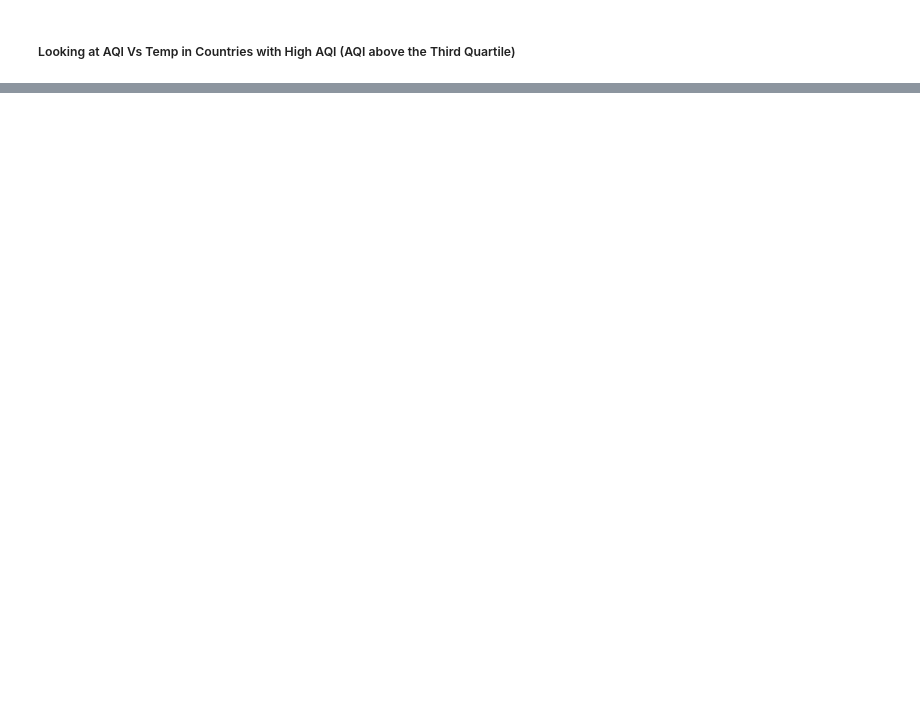
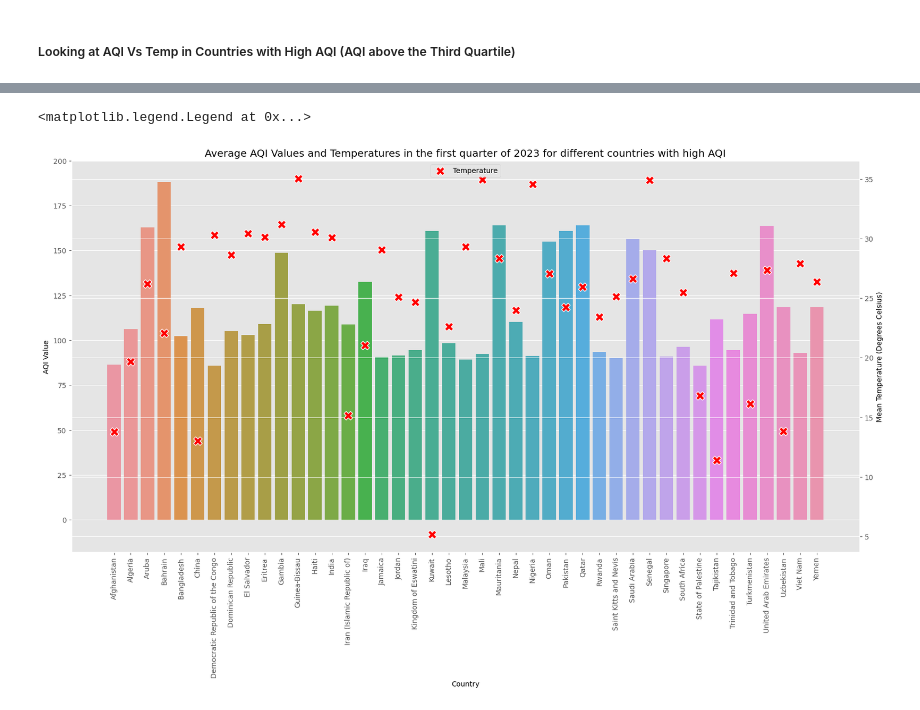
Before and after one commit to EirfatChoudhury/AQIVsTempContinued, a Jupyter notebook: data-analysis/AQIvsTemp.ipynb, the cells around one changed output, grey strips where cells are left out. Drawn from its saved outputs; the diff is of its cells as text; code cells hidden in the pictures; blank space fills up the shorter version.

```diff
--- a/data-analysis/AQIvsTemp.ipynb
+++ b/data-analysis/AQIvsTemp.ipynb
@@ -256,0 +306,12 @@ Country_Vs_AQI_Temp = sns.scatterplot(data=AQI_COUNTRY_TEMP, x="Country", y="Mea
+# %%
+plt.figure(figsize=(20, 10))
+Country_Vs_HighAQI = sns.barplot(data=HIGH_AQI_COUNTRY_TEMP, x="Country", y="AQI Value")
+Country_Vs_HighAQI.set_xticklabels(Country_Vs_HighAQI.get_xticklabels(), rotation=90)
+Country_Vs_HighAQI.set(ylim=(-18, 200))
+ax2 = Country_Vs_HighAQI.twinx()
+Country_Vs_HighAQI_Temp = sns.scatterplot(data=HIGH_AQI_COUNTRY_TEMP, x="Country", y="Mean Temperature (Degrees Celsius)", ax=ax2, color="red", s=150, marker="X")
+Country_Vs_HighAQI_Temp.set(title="Average AQI Values and Temperatures in the first quarter of 2023 for different countries with high AQI")
+Country_Vs_HighAQI_Temp.legend(labels=["Temperature"], loc = 9)
+# %% [output]
+<matplotlib.legend.Legend at 0x...>
+[figure, added]
```
Also changed, not shown: parts of 7 cells of this notebook.
